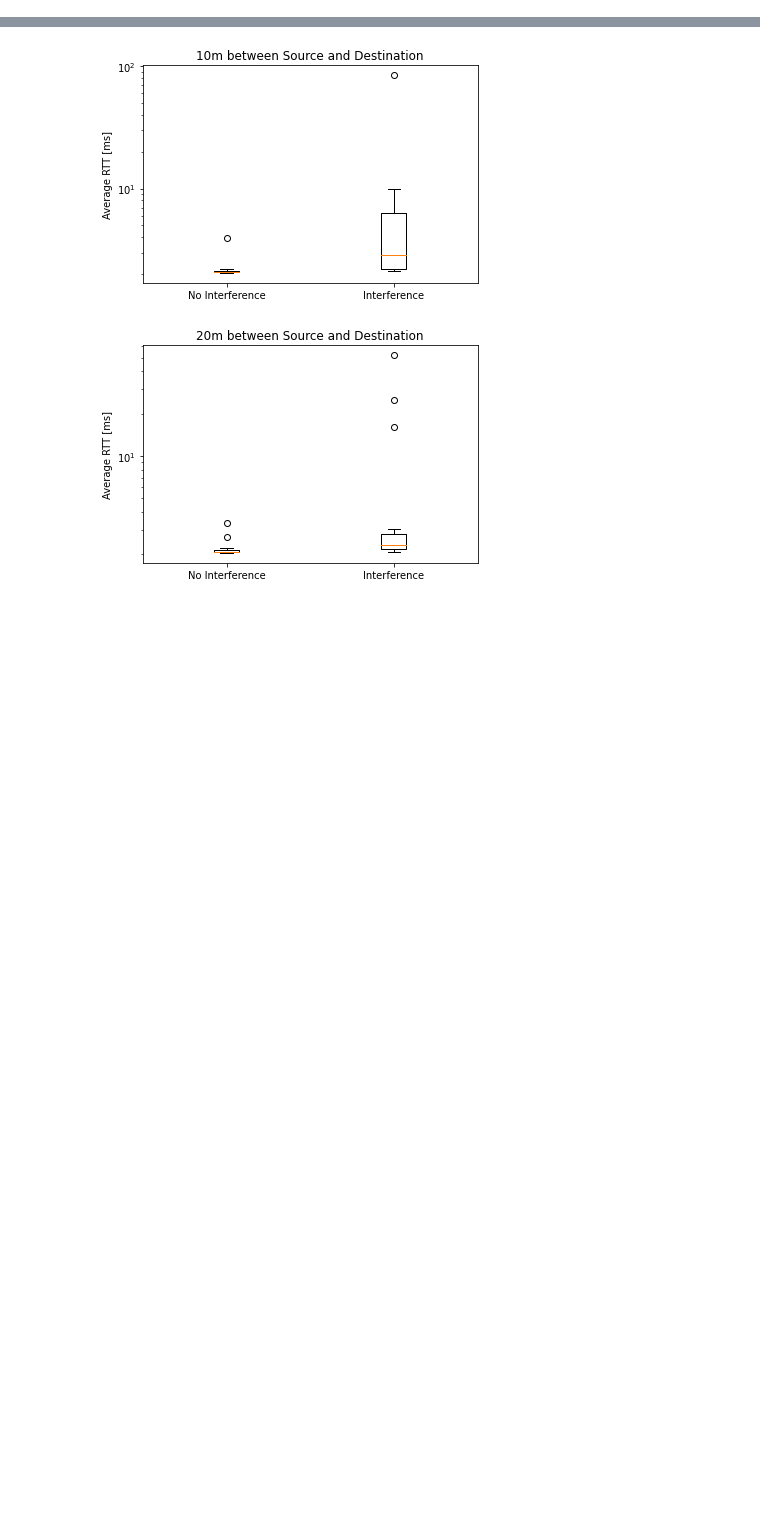
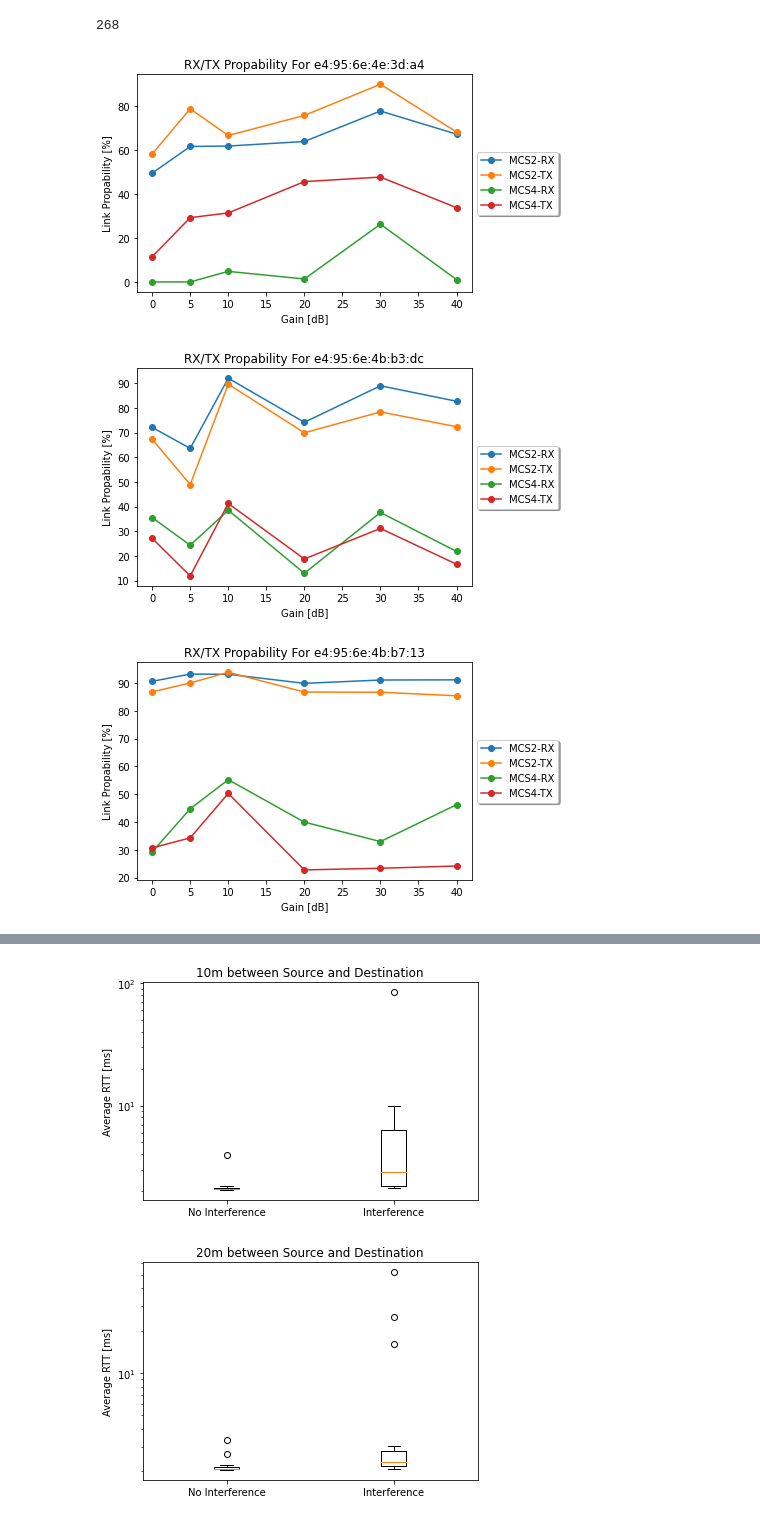
Before and after one commit to k00ziex/MastersThesis_FANETs_Fall_2022, a Jupyter notebook: Data_processing/Data_Visualization.ipynb, the cells around one changed output, grey strips where cells are left out. Cells and saved outputs as stored; diff of their text form; code cells hidden in the pictures; blank space fills up the shorter version.

```diff
--- a/Data_processing/Data_Visualization.ipynb
+++ b/Data_processing/Data_Visualization.ipynb
@@ -403,3 +537,27 @@ separate_link_metrics(distance_interference_iperf_files)
+# %%
+distance_interference_file_iperf = "../Mesh Configuration/Interference_2/Dongle/results_"
+distance_interference_iperf_files = ["../Mesh Configuration/No Interference/Dongle/results.txt",
+                        distance_interference_file_iperf + "5G.txt",
+                        distance_interference_file_iperf + "10G.txt",
+                        distance_interference_file_iperf + "20G.txt",
+                        distance_interference_file_iperf + "30G.txt",
+                        distance_interference_file_iperf + "40G.txt",
+                        ]
+mcs2_link_data, mcs4_link_data = separate_link_metrics(distance_interference_iperf_files,"Interference_2")
+
+mcs2_avg, mcs4_avg = get_avg_link(mcs2_link_data,mcs4_link_data)
+
+x_axis = np.array([0,5,10,20,30,40])
+
+for key in mcs2_avg:
+    plot_link_metrics(mcs2_avg[key],
+    mcs4_avg[key],
+    key,x_axis)
+# %% [output]
+268
+[figure, added]
+[figure, added]
+[figure, added]
 # %%
 #def plot_rss(path, data_value, y_label, x_label, x_axis_values, title):
 def plot_rss(path, title, x_axis, x_label = 'Distance [m]'):
```
Also changed, not shown: parts of 5 cells of this notebook.
